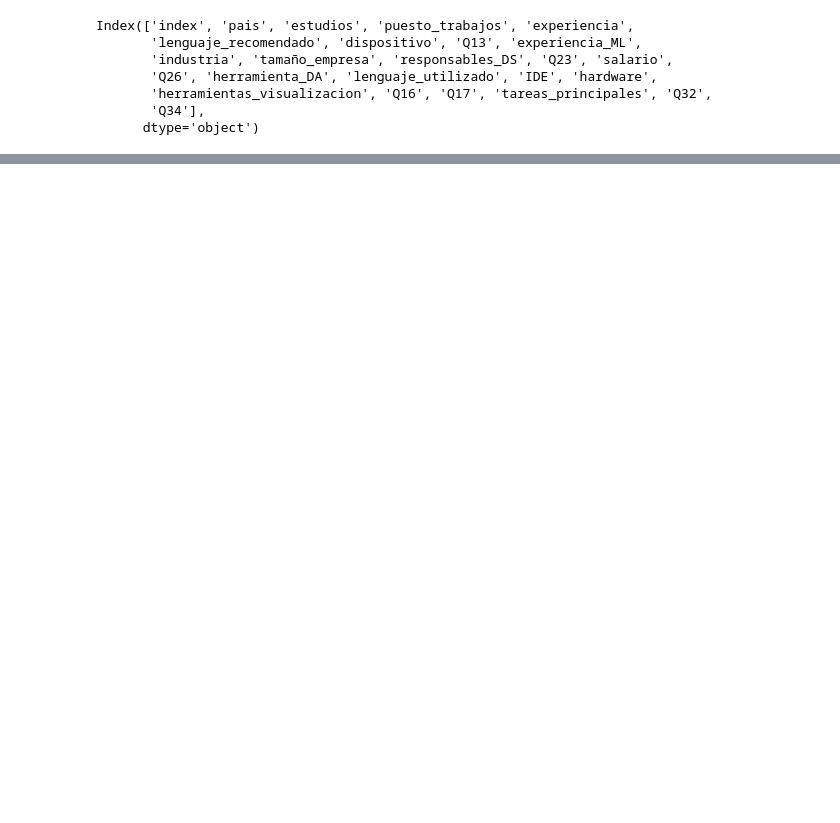
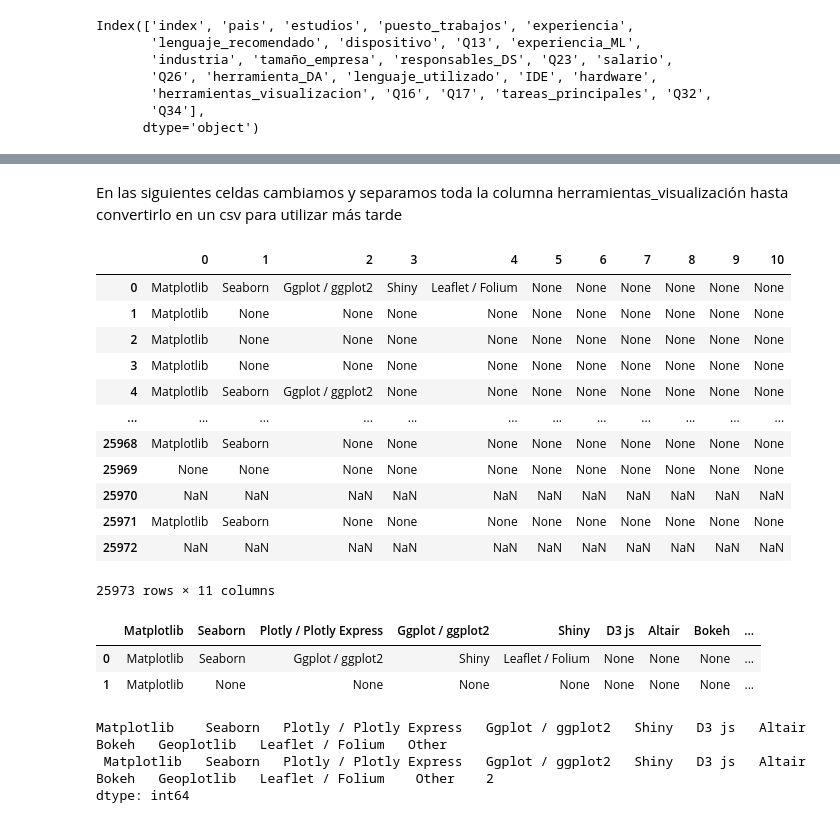
Before and after one commit to paulafuenteg/Kaggle-DS-ML-Survey, a Jupyter notebook: Archivos/apertura_archivos.ipynb, the cells around one changed output, grey strips where cells are left out. Cells and saved outputs as stored; diff of their text form; code cells hidden in the pictures; blank space fills up the shorter version.

```diff
--- a/Archivos/apertura_archivos.ipynb
+++ b/Archivos/apertura_archivos.ipynb
@@ -284,0 +329,21 @@ Index(['index', 'pais', 'estudios', 'puesto_trabajos', 'experiencia',
+# %% [markdown]
+En las siguientes celdas cambiamos y separamos toda la columna herramientas_visualización hasta convertirlo en un csv para utilizar más tarde
+# %%
+
+df_herramientas = data_txt['herramientas_visualizacion'].str.split(',',expand=True)
+# %%
+df_herramientas
+# %% [output]
+|  | 0 | 1 | 2 | 3 | 4 | 5 | 6 | 7 | 8 | 9 | 10 |
+| 0 | Matplotlib | Seaborn | Ggplot / ggplot2 | Shiny | Leaflet / Folium | None | None | None | None | None | None |
+| 1 | Matplotlib | None | None | None | None | None | None | None | None | None | None |
+| 2 | Matplotlib | None | None | None | None | None | None | None | None | None | None |
+| 3 | Matplotlib | None | None | None | None | None | None | None | None | None | None |
+| 4 | Matplotlib | Seaborn | Ggplot / ggplot2 | None | None | None | None | None | None | None | None |
+| ... | ... | ... | ... | ... | ... | ... | ... | ... | ... | ... | ... |
+| 25968 | Matplotlib | Seaborn | None | None | None | None | None | None | None | None | None |
+| 25969 | None | None | None | None | None | None | None | None | None | None | None |
+| 25970 | NaN | NaN | NaN | NaN | NaN | NaN | NaN | NaN | NaN | NaN | NaN |
+| 25971 | Matplotlib | Seaborn | None | None | None | None | None | None | None | None | None |
+| 25972 | NaN | NaN | NaN | NaN | NaN | NaN | NaN | NaN | NaN | NaN | NaN |
+25973 rows × 11 columns
@@ -284,0 +352,13 @@ Index(['index', 'pais', 'estudios', 'puesto_trabajos', 'experiencia',
+# %%
+df_herramientas.rename(columns = columnas_nuevas2, inplace = True) # renombrara las columnas
+df_herramientas.head(2)
+# %% [output]
+|  | Matplotlib | Seaborn | Plotly / Plotly Express | Ggplot / ggplot2 | Shiny | D3 js | Altair | Bokeh | ... |
+| 0 | Matplotlib | Seaborn | Ggplot / ggplot2 | Shiny | Leaflet / Folium | None | None | None | ... |
+| 1 | Matplotlib | None | None | None | None | None | None | None | ... |
+# %%
+df_herramientas.value_counts()
+# %% [output]
+Matplotlib    Seaborn   Plotly / Plotly Express   Ggplot / ggplot2   Shiny   D3 js   Altair   Bokeh   Geoplotlib   Leaflet / Folium   Other
+ Matplotlib   Seaborn   Plotly / Plotly Express   Ggplot / ggplot2   Shiny   D3 js   Altair   Bokeh   Geoplotlib   Leaflet / Folium    Other    2
+dtype: int64
```
Also changed, not shown: parts of 10 cells of this notebook.
